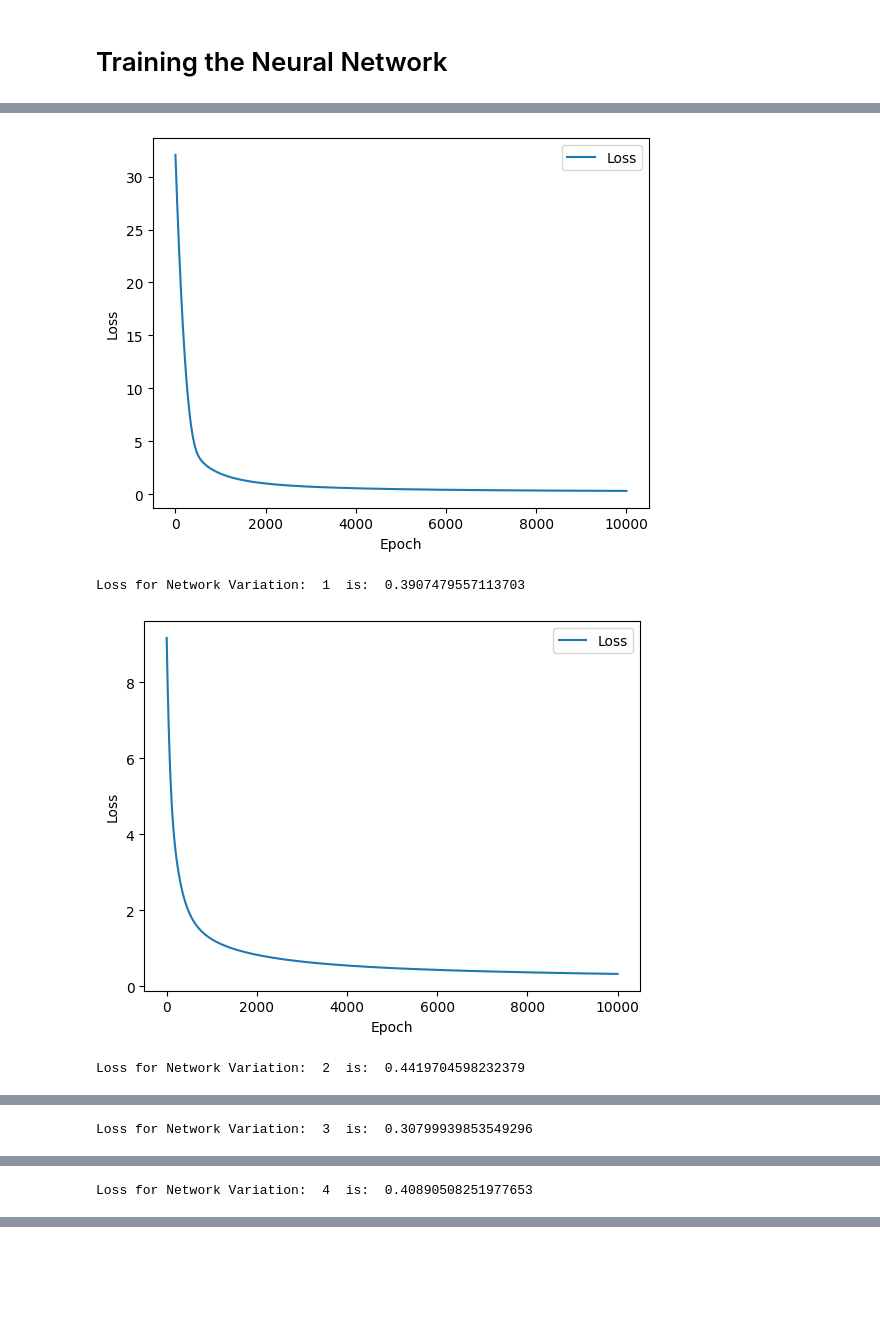
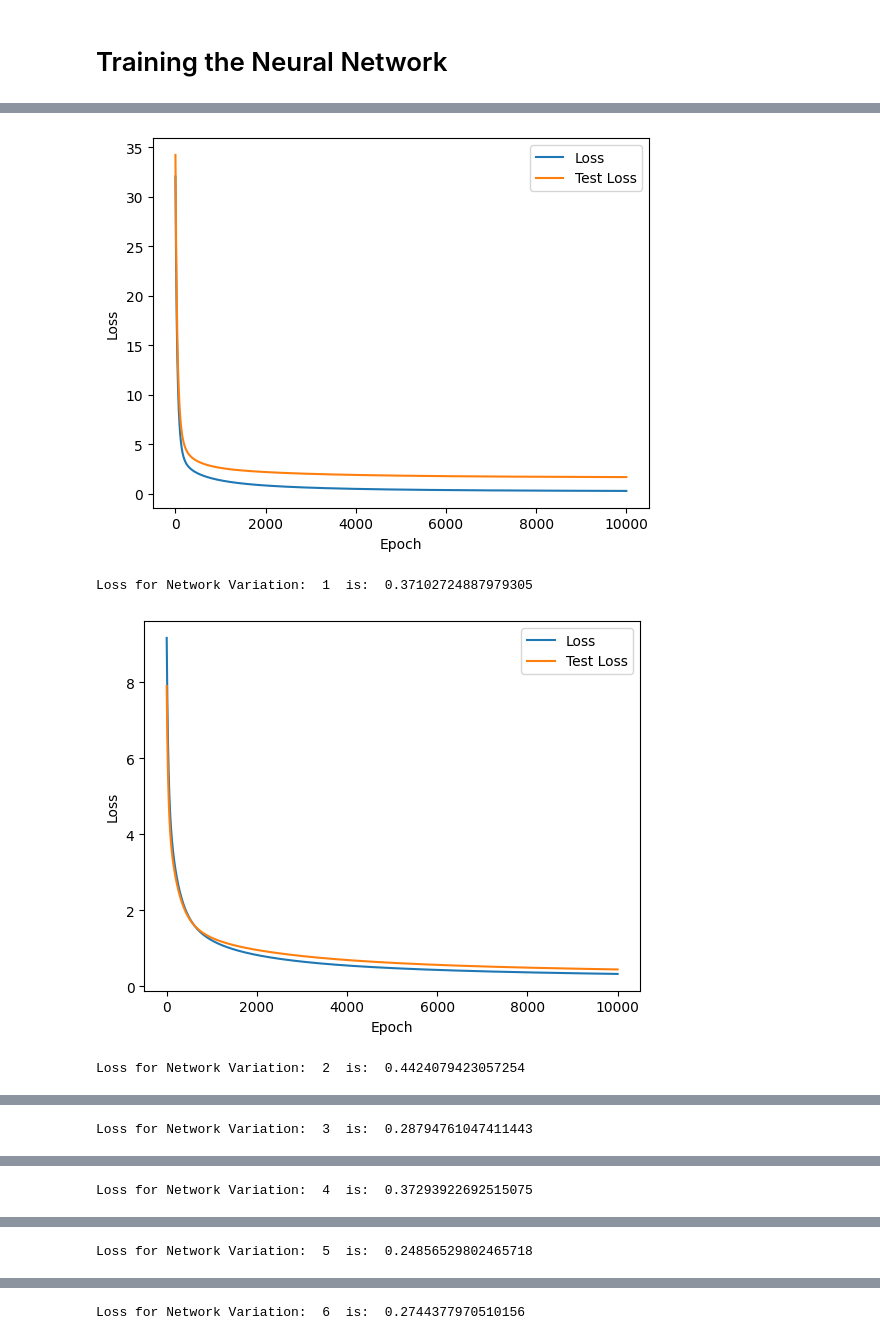
Before and after one commit to venkatakesav/DeepLearning_A1, a Jupyter notebook: 3.ipynb, the cells around one changed output, grey strips where cells are left out. Cells and saved outputs as stored; diff of their text form; code cells hidden in the pictures; blank space fills up the shorter version.

Commit message:
All Working, Plotted Test-Train Graphs

```diff
--- a/3.ipynb
+++ b/3.ipynb
@@ -319,38 +378,47 @@ y_test = scaler.transform(y_test)
 # %%
 # Create a Instance of The N.N class
 Neural_Network = ThreeLayerNeuralNetwork(input_nodes=8, hidden_nodes=25, output_nodes=1, learning_rate=0.001, activation_function='tanh', Optimizer='SGD')
-
-# # Normalize the Data
-# X_Train = X_Train/np.amax(X_Train, axis=0)
-# Y_Train = Y_Train/np.amax(Y_Train, axis=0)
 
 # Consider the following 4 network variations
 # 1. 25 hidden units, tanh activation function.
 # 2. 50 hidden units, tanh activation function.
 # 3. 25 hidden units, Leaky ReLU activation function.
 # 4. 50 hidden units, Leaky ReLU activation function
 
 # Create a Dictionary with above values
 Temp_Dict = {
-    1: [25, 'tanh'],
-    2: [50, 'tanh'],
-    3: [25, 'Leaky_Relu'],
-    4: [50, 'Leaky_Relu']
+    1: [25, 'tanh', 'SGD'],
+    2: [50, 'tanh', 'SGD'],
+    3: [25, 'Leaky_Relu', 'SGD'],
+    4: [50, 'Leaky_Relu', 'SGD'],
+    5: [25, 'tanh', 'Rprop'],
+    6: [50, 'tanh', 'Rprop'],
+    7: [25, 'Leaky_Relu', 'Rprop'],
+    8: [50, 'Leaky_Relu', 'Rprop'],
+    9: [25, 'tanh', 'QuickProp'],
+    10: [50, 'tanh', 'QuickProp'],
+    11: [25, 'Leaky_Relu', 'QuickProp'],
+    12: [50, 'Leaky_Relu', 'QuickProp']
 }
 
 for i in Temp_Dict:
     # Create a Instance of The N.N class
-    Neural_Network = ThreeLayerNeuralNetwork(input_nodes=8, hidden_nodes=Temp_Dict[i][0], output_nodes=1, learning_rate=0.001, activation_function=Temp_Dict[i][1], Optimizer='SGD')
 
-    Neural_Network.Train(X_Train, Y_Train, epochs=10000)
+    Neural_Network = ThreeLayerNeuralNetwork(input_nodes=8, hidden_nodes=Temp_Dict[i][0], output_nodes=1, learning_rate=0.001, activation_function=Temp_Dict[i][1], Optimizer=Temp_Dict[i][2])
+
+    # For Rprop adjust the L.R
+    if Temp_Dict[i][2] == "Rprop":
+        Neural_Network.change_learning_rate(0.1)
+
+    Neural_Network.Train(X_Train, Y_Train, epochs=10000, test_data_x=x_test, test_data_y=y_test)
     y_hat = Neural_Network.Test(x_test)
     y_hat = y_hat.reshape(-1, 1)
     y_hat = y_hat.T
     y_test = y_test.reshape(-1, 1)
     y_test = y_test.T
     print("Loss for Network Variation: ", i, " is: ", Neural_Network._loss_function(y_test, y_hat))
 # %% [output]
-[figure, old version]
+[figure, new version]
-Loss for Network Variation:  1  is:  0.3907479557113703
+Loss for Network Variation:  1  is:  0.37102724887979305
-[figure, old version]
+[figure, new version]
-Loss for Network Variation:  2  is:  0.4419704598232379
+Loss for Network Variation:  2  is:  0.4424079423057254
@@ -358 +426 @@ Loss for Network Variation:  2  is:  0.4419704598232379
-Loss for Network Variation:  3  is:  0.30799939853549296
+Loss for Network Variation:  3  is:  0.28794761047411443
@@ -360 +428 @@ Loss for Network Variation:  3  is:  0.30799939853549296
-Loss for Network Variation:  4  is:  0.40890508251977653
+Loss for Network Variation:  4  is:  0.37293922692515075
@@ -360,0 +430 @@ Loss for Network Variation:  4  is:  0.40890508251977653
+Loss for Network Variation:  5  is:  0.24856529802465718
@@ -360,0 +432 @@ Loss for Network Variation:  4  is:  0.40890508251977653
+Loss for Network Variation:  6  is:  0.2744377970510156
```
Also changed, not shown: parts of 3 cells of this notebook, 1 other file.
